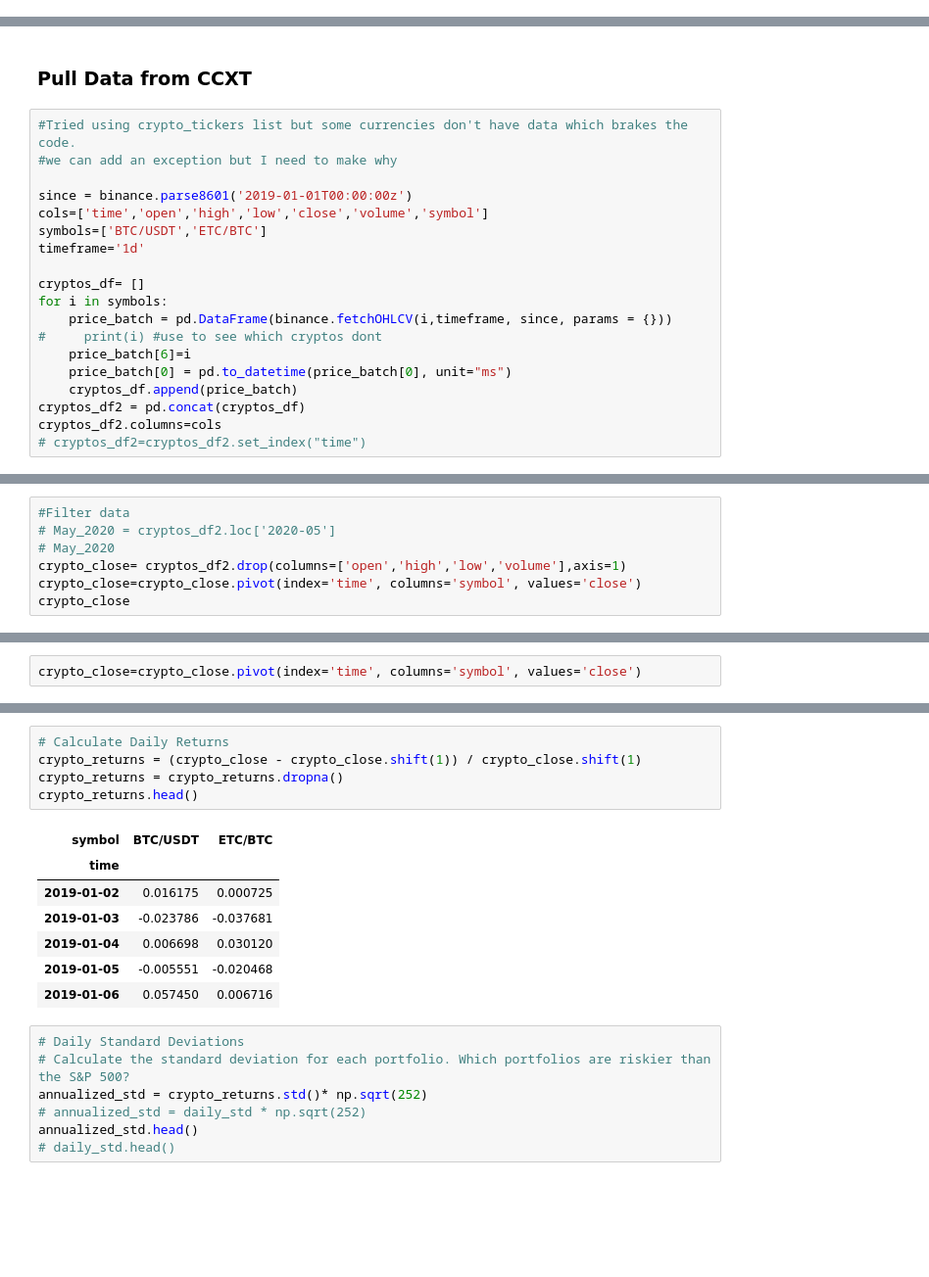
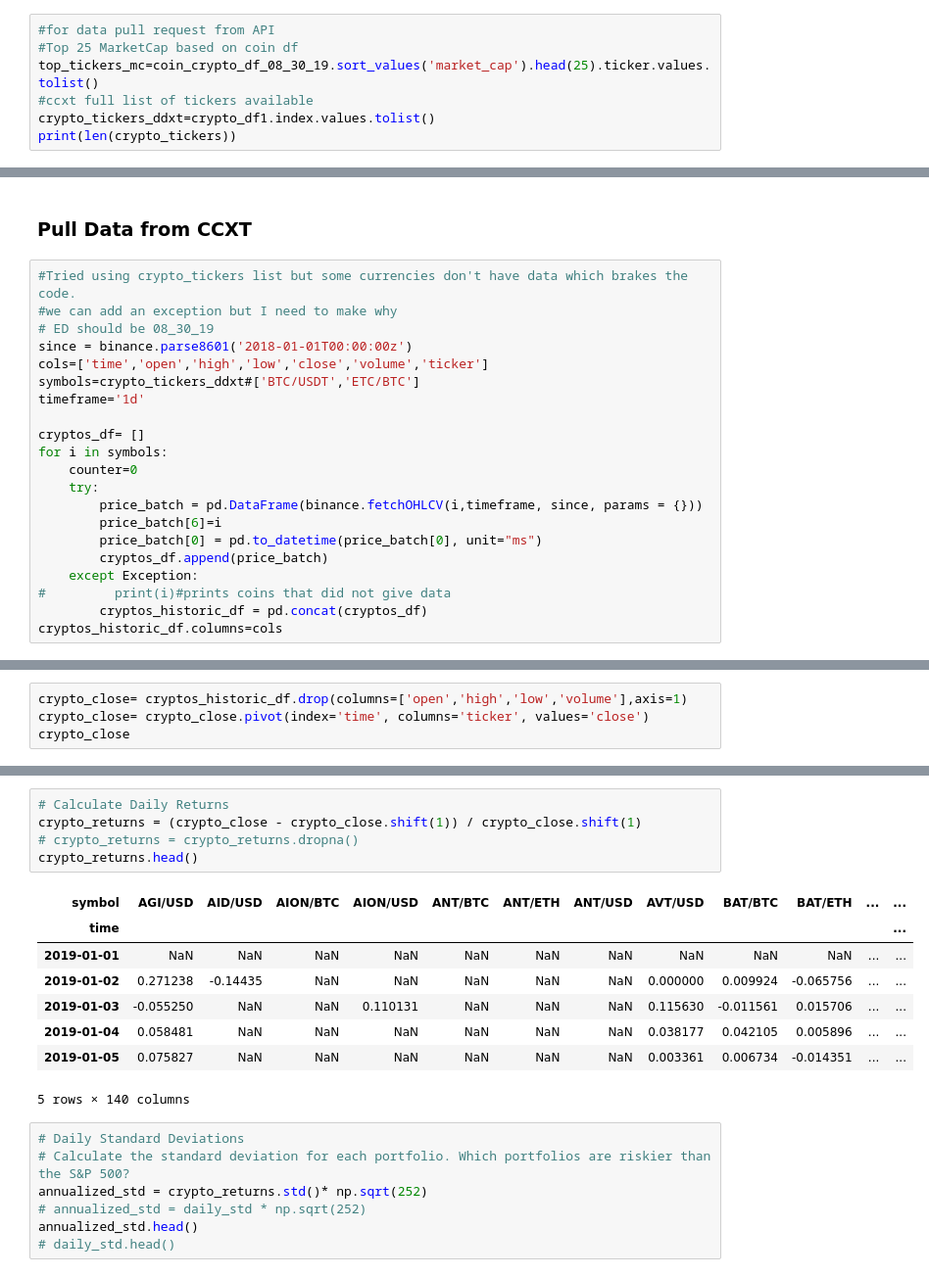
Before and after one commit to dbrims/Project2, a Jupyter notebook: Data_sources.ipynb, the cells around one changed output, grey strips where cells are left out. Shown: that part at 98% size. Saved outputs shown, nothing was run; the diff lists cells and outputs as text; blank space fills up the shorter version.

```diff
--- a/Data_sources.ipynb
+++ b/Data_sources.ipynb
@@ -44,0 +180,7 @@ crypto_tickers=crypto_df1.index.values.tolist()
+# %%
+#for data pull request from API
+#Top 25 MarketCap based on coin df
+top_tickers_mc=coin_crypto_df_08_30_19.sort_values('market_cap').head(25).ticker.values.tolist()
+#ccxt full list of tickers available
+crypto_tickers_ddxt=crypto_df1.index.values.tolist()
+print(len(crypto_tickers))
@@ -47,19 +191,21 @@ crypto_tickers=crypto_df1.index.values.tolist()
 # %%
 #Tried using crypto_tickers list but some currencies don't have data which brakes the code.
 #we can add an exception but I need to make why
-
-since = binance.parse8601('2019-01-01T00:00:00z')
-cols=['time','open','high','low','close','volume','symbol']
-symbols=['BTC/USDT','ETC/BTC']
+# ED should be 08_30_19
+since = binance.parse8601('2018-01-01T00:00:00z')
+cols=['time','open','high','low','close','volume','ticker']
+symbols=crypto_tickers_ddxt#['BTC/USDT','ETC/BTC']
 timeframe='1d'
 
 cryptos_df= []
 for i in symbols:
-    price_batch = pd.DataFrame(binance.fetchOHLCV(i,timeframe, since, params = {}))
-#     print(i) #use to see which cryptos dont
-    price_batch[6]=i
-    price_batch[0] = pd.to_datetime(price_batch[0], unit="ms")
-    cryptos_df.append(price_batch)
-cryptos_df2 = pd.concat(cryptos_df)
-cryptos_df2.columns=cols
-# cryptos_df2=cryptos_df2.set_index("time")
+    counter=0
+    try:
+        price_batch = pd.DataFrame(binance.fetchOHLCV(i,timeframe, since, params = {}))
+        price_batch[6]=i
+        price_batch[0] = pd.to_datetime(price_batch[0], unit="ms")
+        cryptos_df.append(price_batch)
+    except Exception:
+#         print(i)#prints coins that did not give data
+        cryptos_historic_df = pd.concat(cryptos_df)
+cryptos_historic_df.columns=cols
@@ -83,8 +301,5 @@ cryptos_df2.sort_index(ascending=False)
 # %%
-#Filter data
-# May_2020 = cryptos_df2.loc['2020-05']
-# May_2020
-crypto_close= cryptos_df2.drop(columns=['open','high','low','volume'],axis=1)
-crypto_close=crypto_close.pivot(index='time', columns='symbol', values='close')
+crypto_close= cryptos_historic_df.drop(columns=['open','high','low','volume'],axis=1)
+crypto_close= crypto_close.pivot(index='time', columns='ticker', values='close')
 crypto_close
 # %% [output]
@@ -105,2 +319,0 @@ crypto_close
-# %%
-crypto_close=crypto_close.pivot(index='time', columns='symbol', values='close')
@@ -122,16 +370,17 @@ crypto_close=crypto_close.pivot(index='time', columns='symbol', values='close')
 # %%
 # Calculate Daily Returns
 crypto_returns = (crypto_close - crypto_close.shift(1)) / crypto_close.shift(1)
-crypto_returns = crypto_returns.dropna()
+# crypto_returns = crypto_returns.dropna()
 crypto_returns.head()
 # %% [output]
-| symbol | BTC/USDT | ETC/BTC |
-| time |  |  |
-| 2019-01-02 | 0.016175 | 0.000725 |
-| 2019-01-03 | -0.023786 | -0.037681 |
-| 2019-01-04 | 0.006698 | 0.030120 |
-| 2019-01-05 | -0.005551 | -0.020468 |
-| 2019-01-06 | 0.057450 | 0.006716 |
+| symbol | AGI/USD | AID/USD | AION/BTC | AION/USD | ANT/BTC | ANT/ETH | ANT/USD | AVT/USD | BAT/BTC | BAT/ETH | ... | ... |
+| time |  |  |  |  |  |  |  |  |  |  |  | ... |
+| 2019-01-01 | NaN | NaN | NaN | NaN | NaN | NaN | NaN | NaN | NaN | NaN | ... | ... |
+| 2019-01-02 | 0.271238 | -0.14435 | NaN | NaN | NaN | NaN | NaN | 0.000000 | 0.009924 | -0.065756 | ... | ... |
+| 2019-01-03 | -0.055250 | NaN | NaN | 0.110131 | NaN | NaN | NaN | 0.115630 | -0.011561 | 0.015706 | ... | ... |
+| 2019-01-04 | 0.058481 | NaN | NaN | NaN | NaN | NaN | NaN | 0.038177 | 0.042105 | 0.005896 | ... | ... |
+| 2019-01-05 | 0.075827 | NaN | NaN | NaN | NaN | NaN | NaN | 0.003361 | 0.006734 | -0.014351 | ... | ... |
+5 rows × 140 columns
 # %%
 # Daily Standard Deviations
 # Calculate the standard deviation for each portfolio. Which portfolios are riskier than the S&P 500?
```
Also changed, not shown: parts of 27 cells of this notebook, 1 other file.
